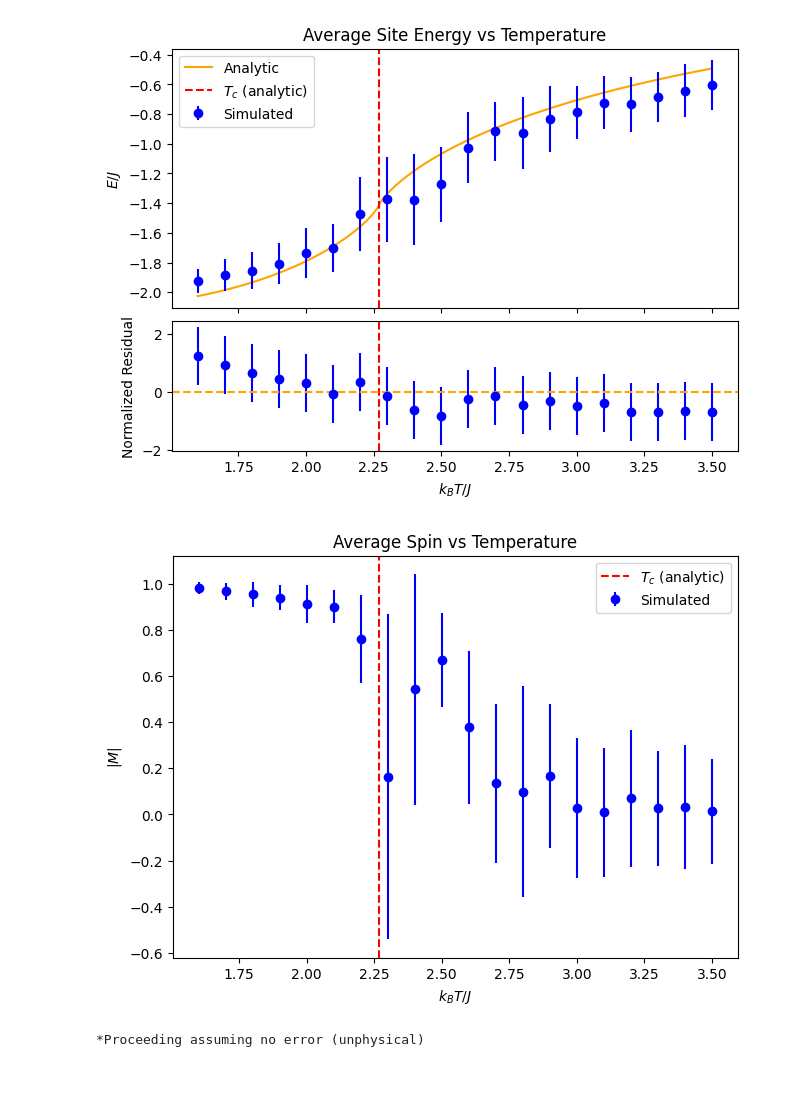
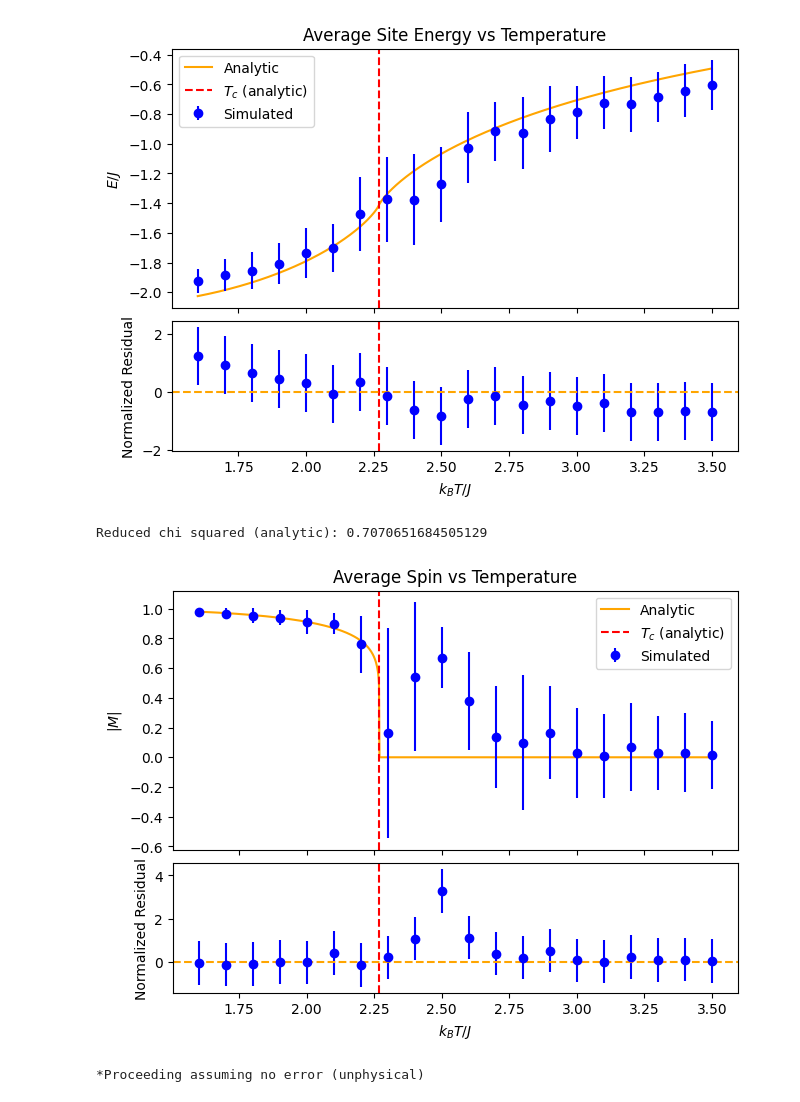
Before and after one commit to DarkLordProgrammer/ising, a Jupyter notebook: ising_plot.ipynb, the cells around one changed output. Saved outputs shown, nothing was run; the diff lists cells and outputs as text; code cells hidden in the pictures.

Commit message:
Magnetization with analytic comparison

```diff
--- a/ising_plot.ipynb
+++ b/ising_plot.ipynb
@@ -27,6 +27,7 @@ ln_T_c_analytic = np.log(T_c_analytic)
 
 def get_E_mean_analytic(T):
     """Calculate the mean energy for the 2D Ising model at temperature T."""
+    assert (T >= 0).all(), "Temperature is negative"
     sinh_T = np.sinh(2/T)
     cosh_T = np.cosh(2/T)
     tanh_T = np.tanh(2/T)
@@ -34,6 +35,22 @@ def get_E_mean_analytic(T):
     kappa = 2*tanh_T/cosh_T #Numerically more stable?
     ellip_int = ellipk(kappa)
     return -2*tanh_T-(sinh_T**2-1)/(sinh_T*cosh_T)*(2/np.pi*ellip_int-1)
+
+def get_M_abs_analytic(T,B=None): #Absolute value because of spontaneous symmetry breaking
+    assert (T >= 0).all(), "Temperature is negative"
+    assert not (T == T_c_analytic).any(), "T and T_c_analytic coincide"
+    if B is not None:
+        assert (B == 0).all(), "Expression only valid for B = 0"
+    M_abs = np.where(T>T_c_analytic,0,np.power(1-(np.sinh(2/T))**-4,1/8))
+    return M_abs
+
+def get_cV_analytic(T): #Need derivative of E(T)
+    assert (T >= 0).all(), "Temperature is negative"
+    return 0
+
+def get_chi_analytic(T): #Need partial derivative of M with respect to B
+    assert (T >= 0).all(), "Temperature is negative"
+    return 0
 # %%
 #Models for fitting
 def power_law_fit(T, k, T_c, crit_exp):
@@ -189,9 +203,10 @@ create_T_plot(E_mean, E_std, 'E/J', 'Average Site Energy', log_plot = False, get
 Reduced chi squared (analytic): 0.34434279821633873
 [figure]
 # %%
-create_T_plot(np.abs(M_mean), M_std, '|M|', 'Average Spin', log_plot=False, expected_crit_exp=1/8)
+create_T_plot(np.abs(M_mean), M_std, '|M|', 'Average Spin', log_plot=False, expected_crit_exp=1/8, get_X_analytic=get_M_abs_analytic)
 # %% [output]
+Reduced chi squared (analytic): 0.7070651684505129
-[figure, old version]
+[figure, new version]
 # %%
 create_T_plot(cV, X_symbol='c_V', X_name='Specific Heat', log_plot = True, expected_crit_exp=0.0) #zeros_like forces std to default which is then propagated for ln
 # %% [output]
```
Also changed, not shown: parts of 1 cell of this notebook.
